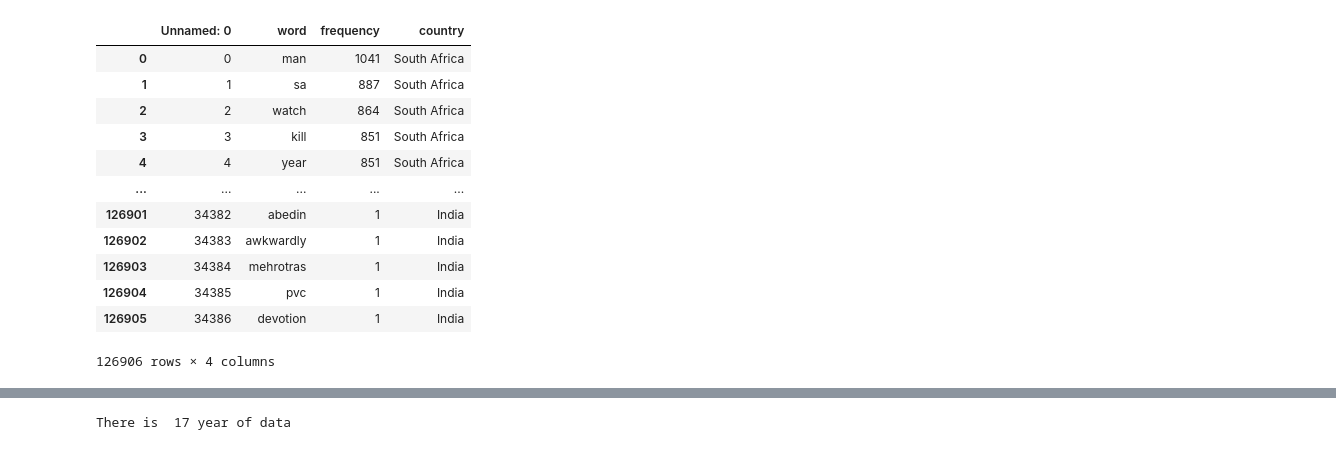
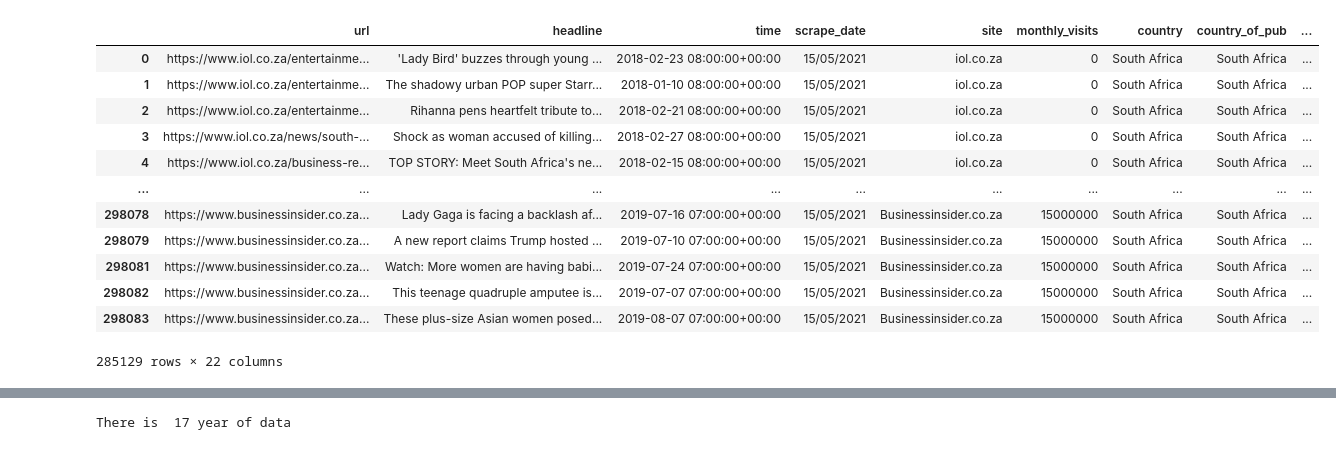
Before and after one commit to lnicoletti/womeninnews, a Jupyter notebook: notebooks/6-TemporalAnalysis.ipynb, the cells around one changed output, grey strips where cells are left out. Saved outputs shown, nothing was run; the diff lists cells and outputs as text; code cells hidden in the pictures.

```diff
--- a/notebooks/6-TemporalAnalysis.ipynb
+++ b/notebooks/6-TemporalAnalysis.ipynb
@@ -12,22 +12,23 @@ headlines_counts = headlines.groupby(["country", "year"], as_index=False).sum()[
 headlines.drop_duplicates(subset = ['clean_hl_words'], inplace = True)
 # %%
 countries_freq = pd.read_csv('../data/processed/countries_freq_rapi.csv')
-# %%
-countries_freq
-# %% [output]
-|  | Unnamed: 0 | word | frequency | country |
-| 0 | 0 | man | 1041 | South Africa |
-| 1 | 1 | sa | 887 | South Africa |
-| 2 | 2 | watch | 864 | South Africa |
-| 3 | 3 | kill | 851 | South Africa |
-| 4 | 4 | year | 851 | South Africa |
-| ... | ... | ... | ... | ... |
-| 126901 | 34382 | abedin | 1 | India |
-| 126902 | 34383 | awkwardly | 1 | India |
-| 126903 | 34384 | mehrotras | 1 | India |
-| 126904 | 34385 | pvc | 1 | India |
-| 126905 | 34386 | devotion | 1 | India |
-126906 rows × 4 columns
+# %%
+headlines = headlines.drop(columns = ['Unnamed: 0', 'Unnamed: 0.1'])
+headlines
+# %% [output]
+|  | url | headline | time | scrape_date | site | monthly_visits | country | country_of_pub | ... |
+| 0 | https://www.iol.co.za/entertainme... | 'Lady Bird' buzzes through young ... | 2018-02-23 08:00:00+00:00 | 15/05/2021 | iol.co.za | 0 | South Africa | South Africa | ... |
+| 1 | https://www.iol.co.za/entertainme... | The shadowy urban POP super Starr... | 2018-01-10 08:00:00+00:00 | 15/05/2021 | iol.co.za | 0 | South Africa | South Africa | ... |
+| 2 | https://www.iol.co.za/entertainme... | Rihanna pens heartfelt tribute to... | 2018-02-21 08:00:00+00:00 | 15/05/2021 | iol.co.za | 0 | South Africa | South Africa | ... |
+| 3 | https://www.iol.co.za/news/south-... | Shock as woman accused of killing... | 2018-02-27 08:00:00+00:00 | 15/05/2021 | iol.co.za | 0 | South Africa | South Africa | ... |
+| 4 | https://www.iol.co.za/business-re... | TOP STORY: Meet South Africa's ne... | 2018-02-15 08:00:00+00:00 | 15/05/2021 | iol.co.za | 0 | South Africa | South Africa | ... |
+| ... | ... | ... | ... | ... | ... | ... | ... | ... | ... |
+| 298078 | https://www.businessinsider.co.za... | Lady Gaga is facing a backlash af... | 2019-07-16 07:00:00+00:00 | 15/05/2021 | Businessinsider.co.za | 15000000 | South Africa | South Africa | ... |
+| 298079 | https://www.businessinsider.co.za... | A new report claims Trump hosted ... | 2019-07-10 07:00:00+00:00 | 15/05/2021 | Businessinsider.co.za | 15000000 | South Africa | South Africa | ... |
+| 298081 | https://www.businessinsider.co.za... | Watch: More women are having babi... | 2019-07-24 07:00:00+00:00 | 15/05/2021 | Businessinsider.co.za | 15000000 | South Africa | South Africa | ... |
+| 298082 | https://www.businessinsider.co.za... | This teenage quadruple amputee is... | 2019-07-07 07:00:00+00:00 | 15/05/2021 | Businessinsider.co.za | 15000000 | South Africa | South Africa | ... |
+| 298083 | https://www.businessinsider.co.za... | These plus-size Asian women posed... | 2019-08-07 07:00:00+00:00 | 15/05/2021 | Businessinsider.co.za | 15000000 | South Africa | South Africa | ... |
+285129 rows × 22 columns
 # %%
 headlines['time']= headlines.time.str.split('+', expand=True)[0]
 # %%
```
Also changed, not shown: parts of 25 cells of this notebook, 6 other files.
